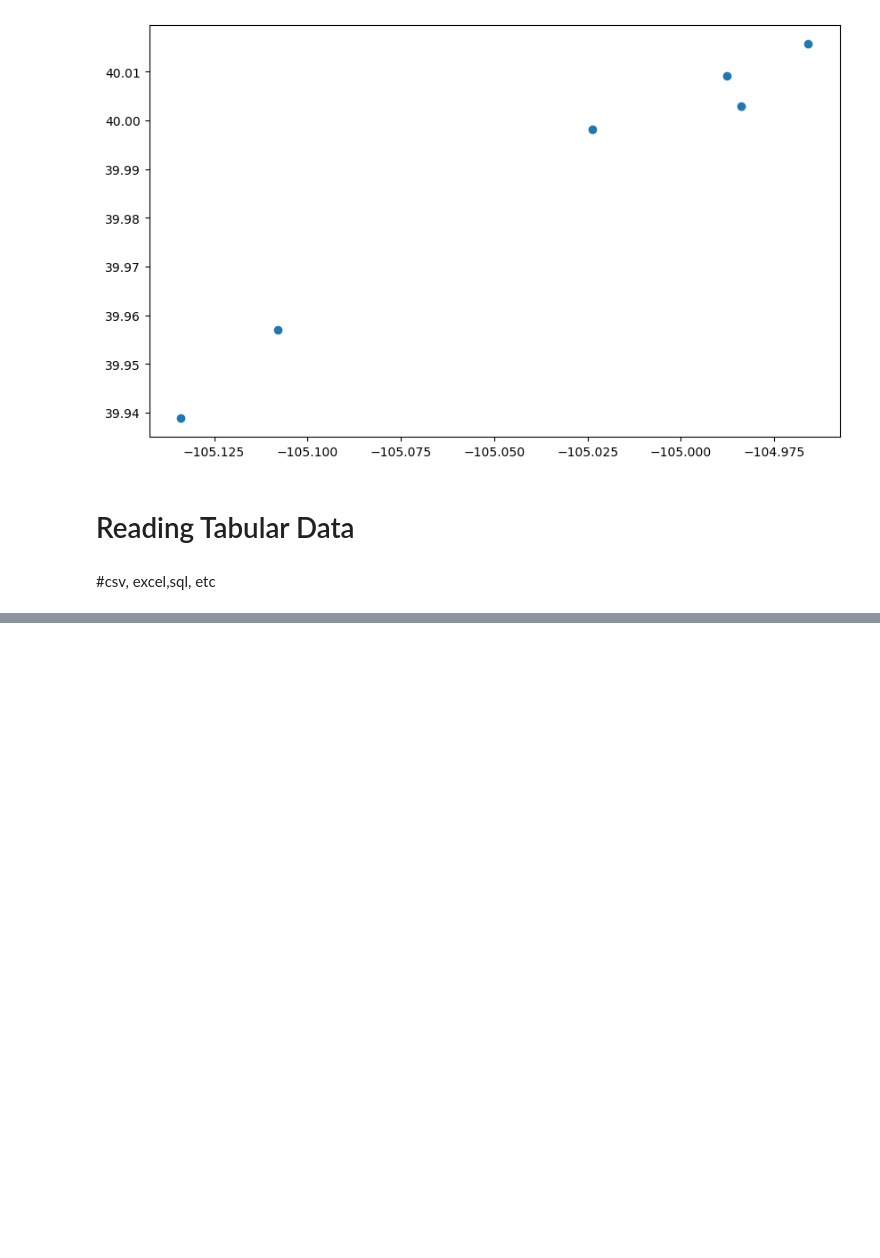
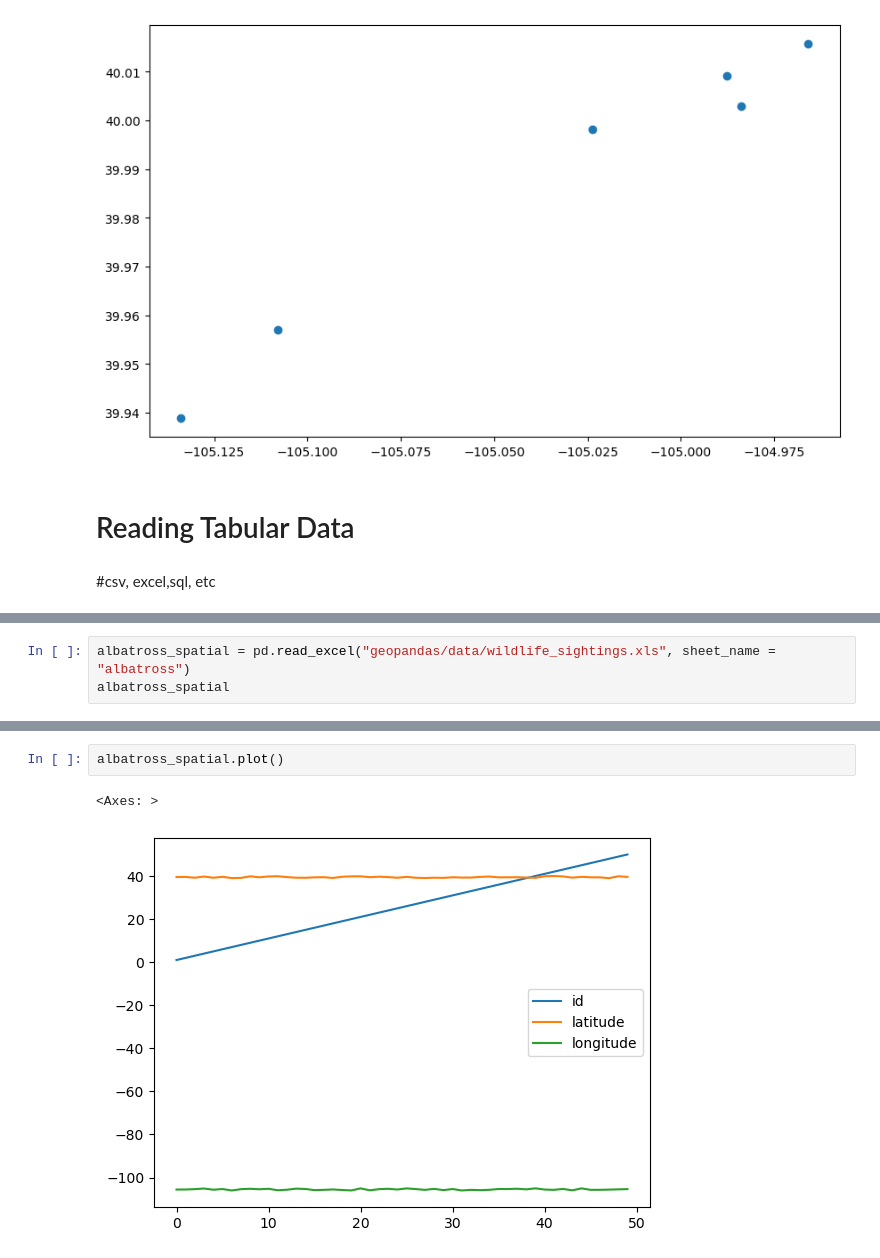
Before and after one commit to Ochwada/GeoAI-2023, a Jupyter notebook: Geospatial_DS_with_Python_GeoPandas/2_Advance_Tech_for_readingData.ipynb, the cells around one changed output, grey strips where cells are left out. Saved outputs shown, nothing was run; the diff lists cells and outputs as text; blank space fills up the shorter version.

Commit message:
loading data

```diff
--- a/Geospatial_DS_with_Python_GeoPandas/2_Advance_Tech_for_readingData.ipynb
+++ b/Geospatial_DS_with_Python_GeoPandas/2_Advance_Tech_for_readingData.ipynb
@@ -65,0 +163,3 @@ broomfield_nests.plot(figsize=(10,10))
+# %%
+albatross_spatial = pd.read_excel("geopandas/data/wildlife_sightings.xls", sheet_name = "albatross")
+albatross_spatial
@@ -65,0 +184,5 @@ broomfield_nests.plot(figsize=(10,10))
+# %%
+albatross_spatial.plot()
+# %% [output]
+<Axes: >
+[figure, added]
```
Also changed, not shown: parts of 11 cells of this notebook, 12 other files.
